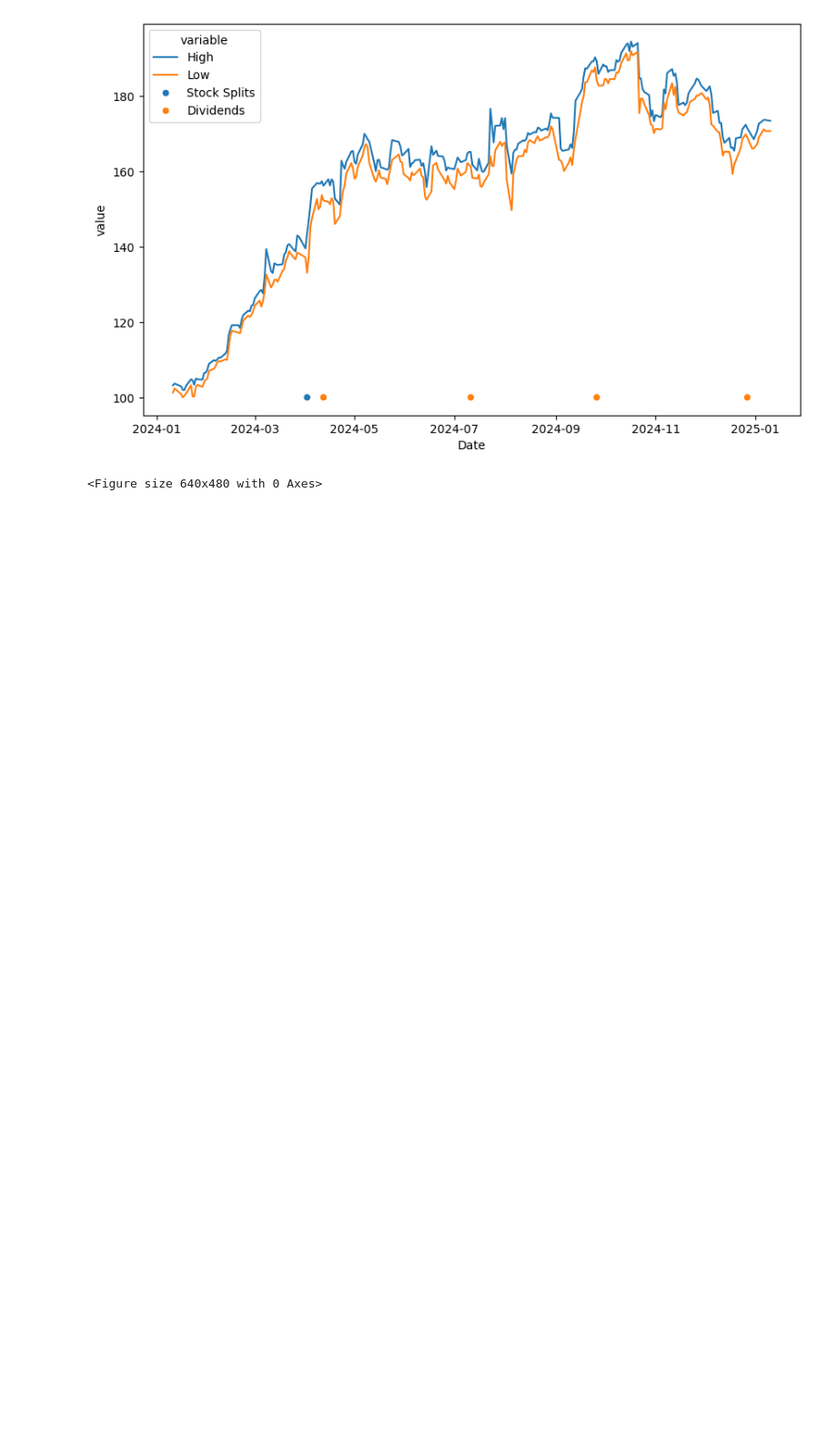
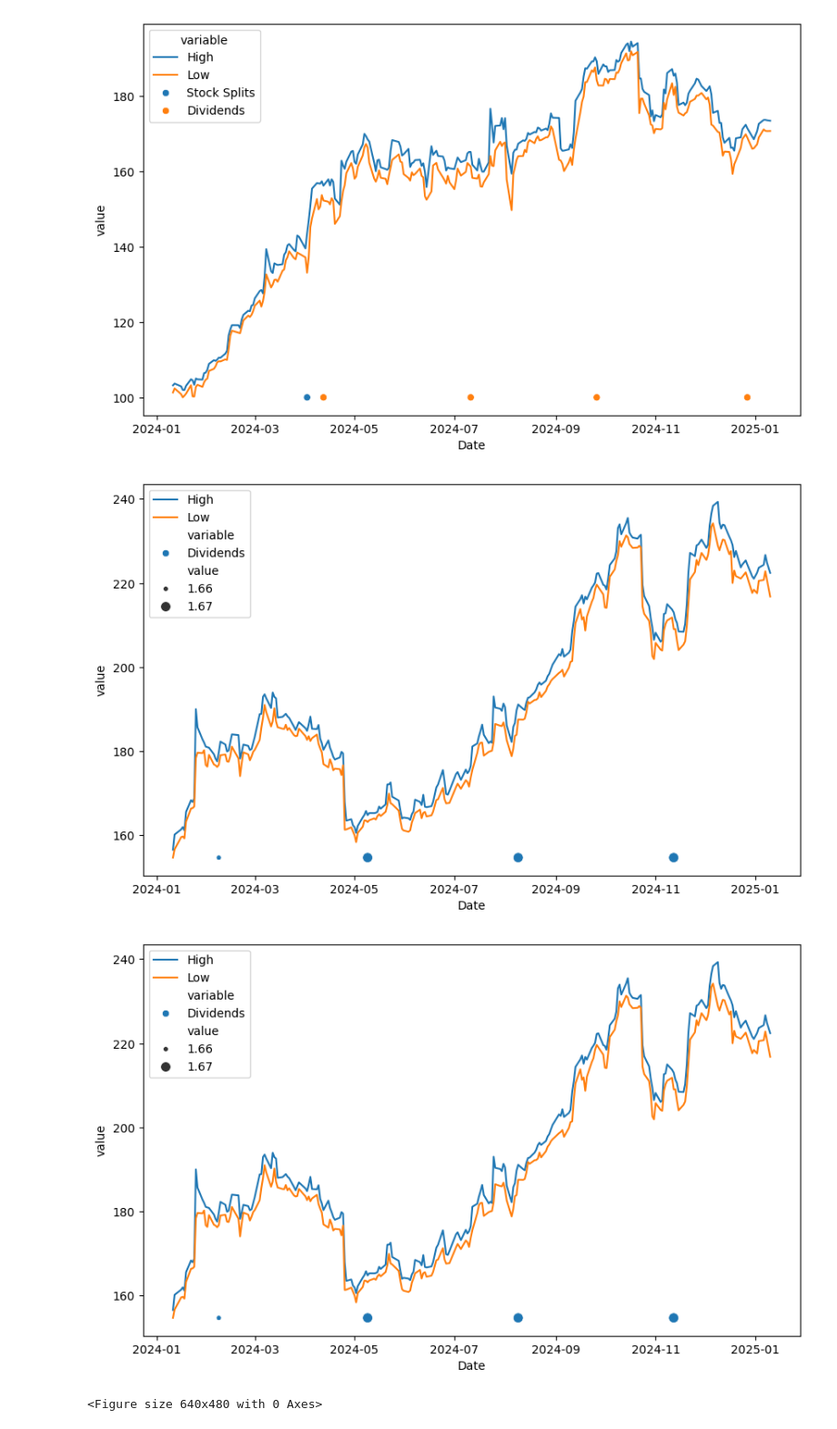
Before and after one commit to aracz/data_viz_project, a Jupyter notebook: yfinance-test.ipynb, the cells around one changed output. Shown at 91% size. Drawn from its saved outputs; the diff is of its cells as text; code cells hidden in the pictures; blank space fills up the shorter version.

```diff
--- a/yfinance-test.ipynb
+++ b/yfinance-test.ipynb
@@ -85,12 +91,23 @@ sb.scatterplot(data=divs, x="Date", y="y", hue="variable")
 # %%
 def hilo_and_divs(df, name=None):
     hl = df[["High", "Low"]].reset_index().melt(id_vars="Date")
     divs = df[["Stock Splits", "Dividends"]].reset_index().melt(id_vars="Date")
     divs = divs[divs["value"] != 0.0]
     divs["y"] = hl.min()["value"]
     hl["Name"] = name
     divs["Name"] = name
     return hl, divs
+
+def draw_hilo_divs(code):
+    hilo, divs = hilo_and_divs(yf.Ticker(code).history(period="1y"), name=yf.Ticker(code).info.get("shortName"))
+    fig = plt.figure(figsize=(10, 6))
+    sb.lineplot(data=hilo, x="Date", y="value", hue="variable")
+    sb.scatterplot(data=divs, x="Date", y="y", hue="variable", size="value")
+    return fig
+draw_hilo_divs("IBM")
+# %% [output]
+[figure, added]
+[figure, added]
 # %%
 ge = hilo_and_divs(yf.Ticker("GE").history(period="1y"), name=yf.Ticker("GE").info.get("shortName"))
 aapl = hilo_and_divs(yf.Ticker("AAPL").history(period="1y"), name=yf.Ticker("AAPL").info.get("shortName"))
```
Also changed, not shown: parts of 9 cells of this notebook, 3 other files.
